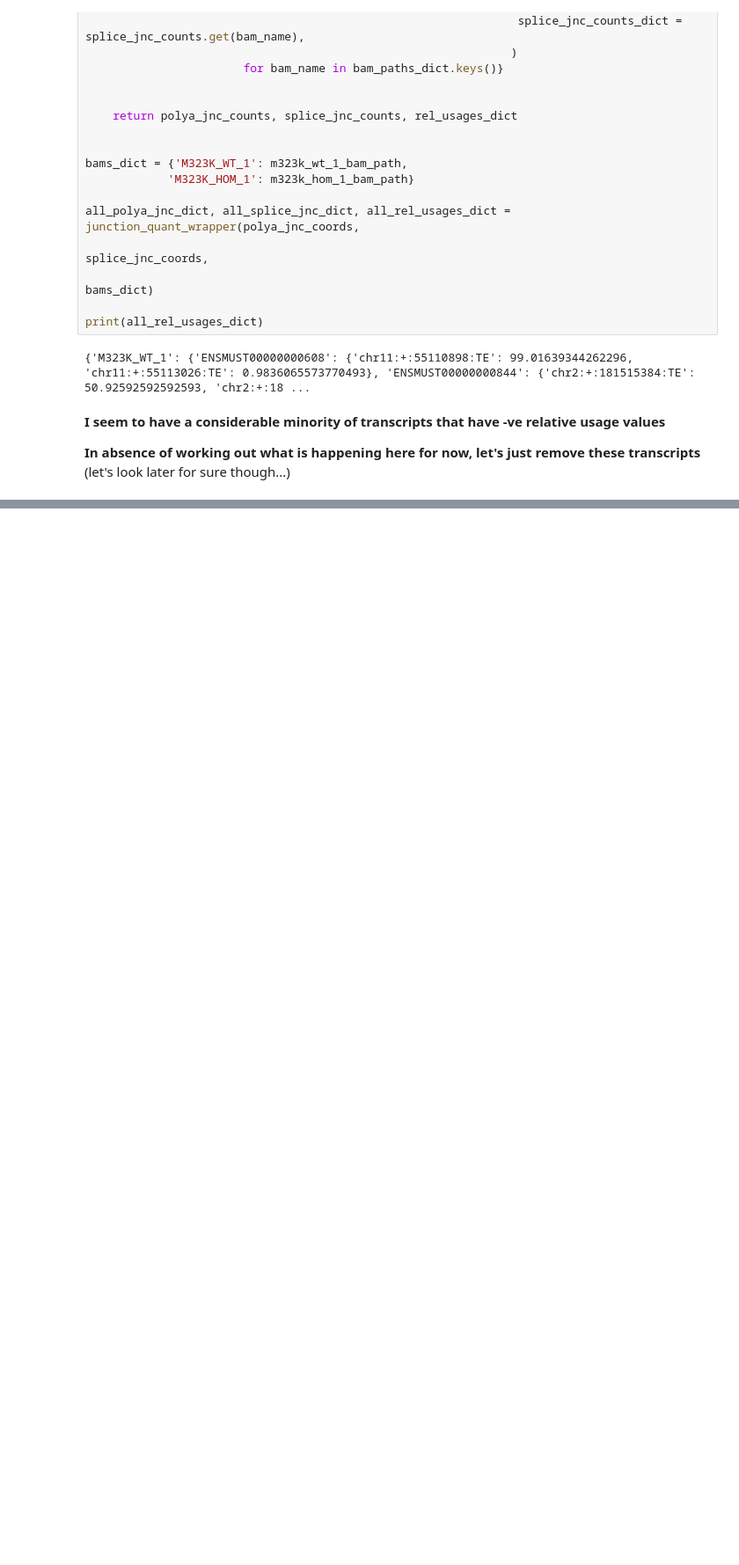
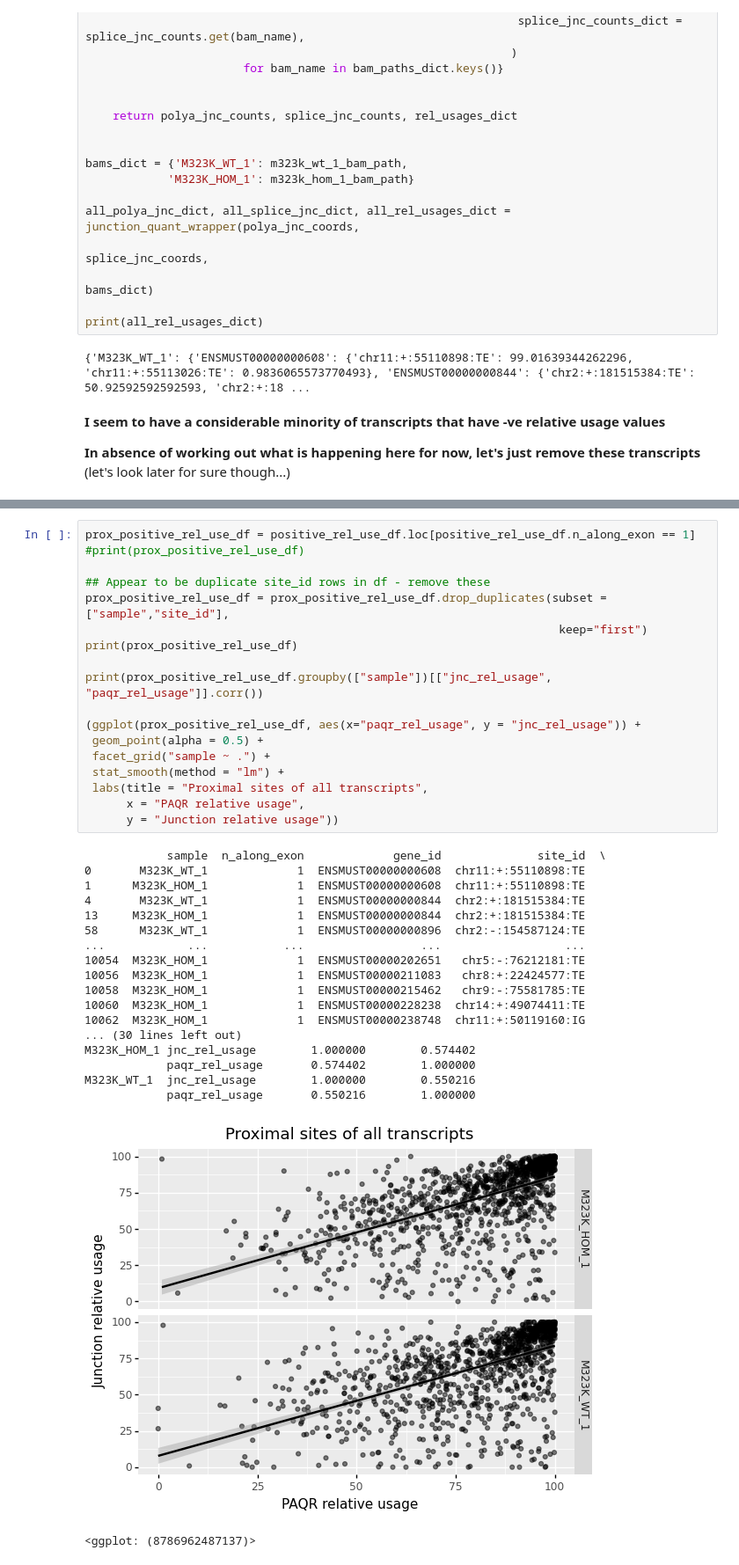
Before and after one commit to SamBryce-Smith/polyA_junctions, a Jupyter notebook: scripts/notebooks/polya_junction_quant_paqr_m323k_high_confidence.ipynb, the cells around one changed output, grey strips where cells are left out. Shown at 88% size. Saved outputs shown, nothing was run; the diff lists cells and outputs as text; blank space fills up the shorter version.

Commit message:
by sample correlation plots. Not looking promising :(

```diff
--- a/scripts/notebooks/polya_junction_quant_paqr_m323k_high_confidence.ipynb
+++ b/scripts/notebooks/polya_junction_quant_paqr_m323k_high_confidence.ipynb
@@ -1212,0 +1242,38 @@ Number of transcripts with a -ve relative usage value: 143
+# %%
+prox_positive_rel_use_df = positive_rel_use_df.loc[positive_rel_use_df.n_along_exon == 1]
+#print(prox_positive_rel_use_df)
+
+## Appear to be duplicate site_id rows in df - remove these
+prox_positive_rel_use_df = prox_positive_rel_use_df.drop_duplicates(subset = ["sample","site_id"],
+                                                                     keep="first")
+print(prox_positive_rel_use_df)
+
+print(prox_positive_rel_use_df.groupby(["sample"])[["jnc_rel_usage", "paqr_rel_usage"]].corr())
+
+(ggplot(prox_positive_rel_use_df, aes(x="paqr_rel_usage", y = "jnc_rel_usage")) +
+ geom_point(alpha = 0.5) +
+ facet_grid("sample ~ .") +
+ stat_smooth(method = "lm") +
+ labs(title = "Proximal sites of all transcripts",
+      x = "PAQR relative usage",
+      y = "Junction relative usage"))
+# %% [output]
+            sample  n_along_exon             gene_id              site_id  \
+0       M323K_WT_1             1  ENSMUST00000000608  chr11:+:55110898:TE
+1      M323K_HOM_1             1  ENSMUST00000000608  chr11:+:55110898:TE
+4       M323K_WT_1             1  ENSMUST00000000844  chr2:+:181515384:TE
+13     M323K_HOM_1             1  ENSMUST00000000844  chr2:+:181515384:TE
+58      M323K_WT_1             1  ENSMUST00000000896  chr2:-:154587124:TE
+...            ...           ...                 ...                  ...
+10054  M323K_HOM_1             1  ENSMUST00000202651   chr5:-:76212181:TE
+10056  M323K_HOM_1             1  ENSMUST00000211083   chr8:+:22424577:TE
+10058  M323K_HOM_1             1  ENSMUST00000215462   chr9:-:75581785:TE
+10060  M323K_HOM_1             1  ENSMUST00000228238  chr14:+:49074411:TE
+10062  M323K_HOM_1             1  ENSMUST00000238748  chr11:+:50119160:IG
+... (30 lines left out)
+M323K_HOM_1 jnc_rel_usage        1.000000        0.574402
+            paqr_rel_usage       0.574402        1.000000
+M323K_WT_1  jnc_rel_usage        1.000000        0.550216
+            paqr_rel_usage       0.550216        1.000000
+[figure, added]
+<ggplot: (8786962487137)>
```
Also changed, not shown: parts of 12 cells of this notebook.
